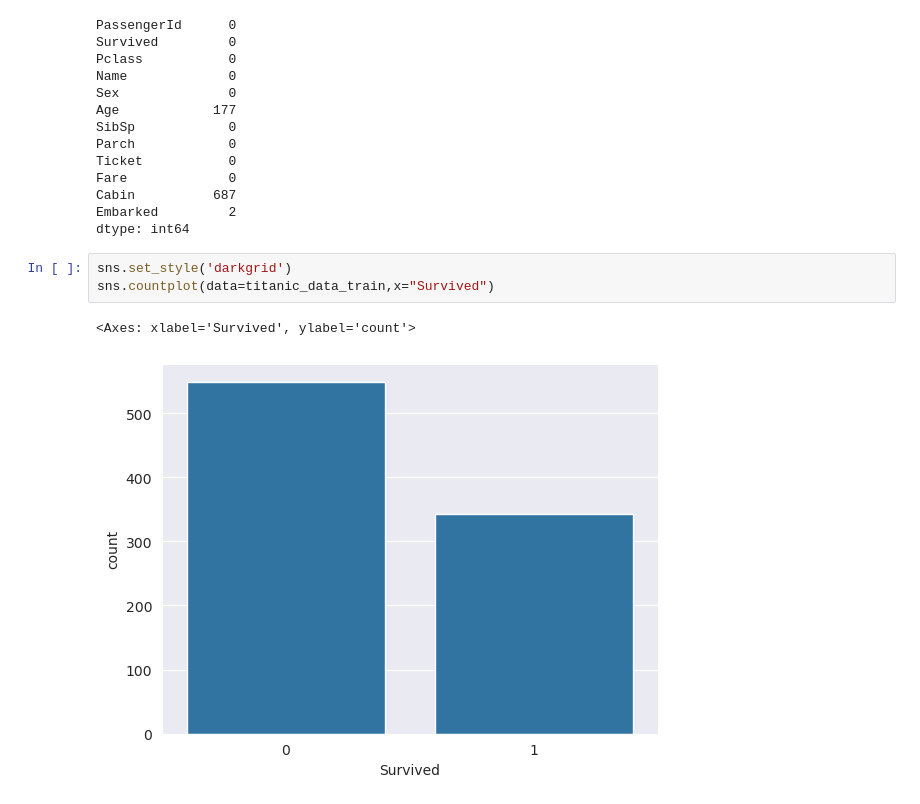
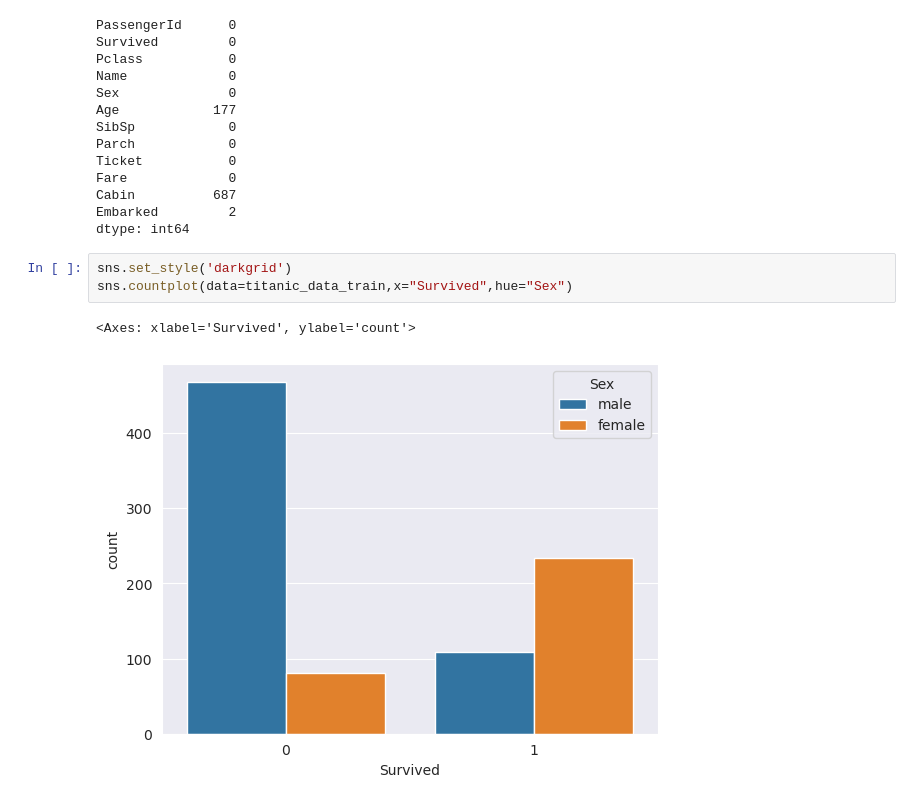
Before and after one commit to azhermurad/machine_learning_with_python, a Jupyter notebook: Logistic Regrssion/logistic_regression_titanic.ipynb, the cells around one changed output. Saved outputs shown, nothing was run; the diff lists cells and outputs as text.

```diff
--- a/Logistic Regrssion/logistic_regression_titanic.ipynb
+++ b/Logistic Regrssion/logistic_regression_titanic.ipynb
@@ -91,7 +91,7 @@ Embarked         2
 dtype: int64
 # %%
 sns.set_style('darkgrid')
-sns.countplot(data=titanic_data_train,x="Survived")
+sns.countplot(data=titanic_data_train,x="Survived",hue="Sex")
 # %% [output]
 <Axes: xlabel='Survived', ylabel='count'>
-[figure, old version]
+[figure, new version]
```
Also changed, not shown: parts of 18 cells of this notebook.
